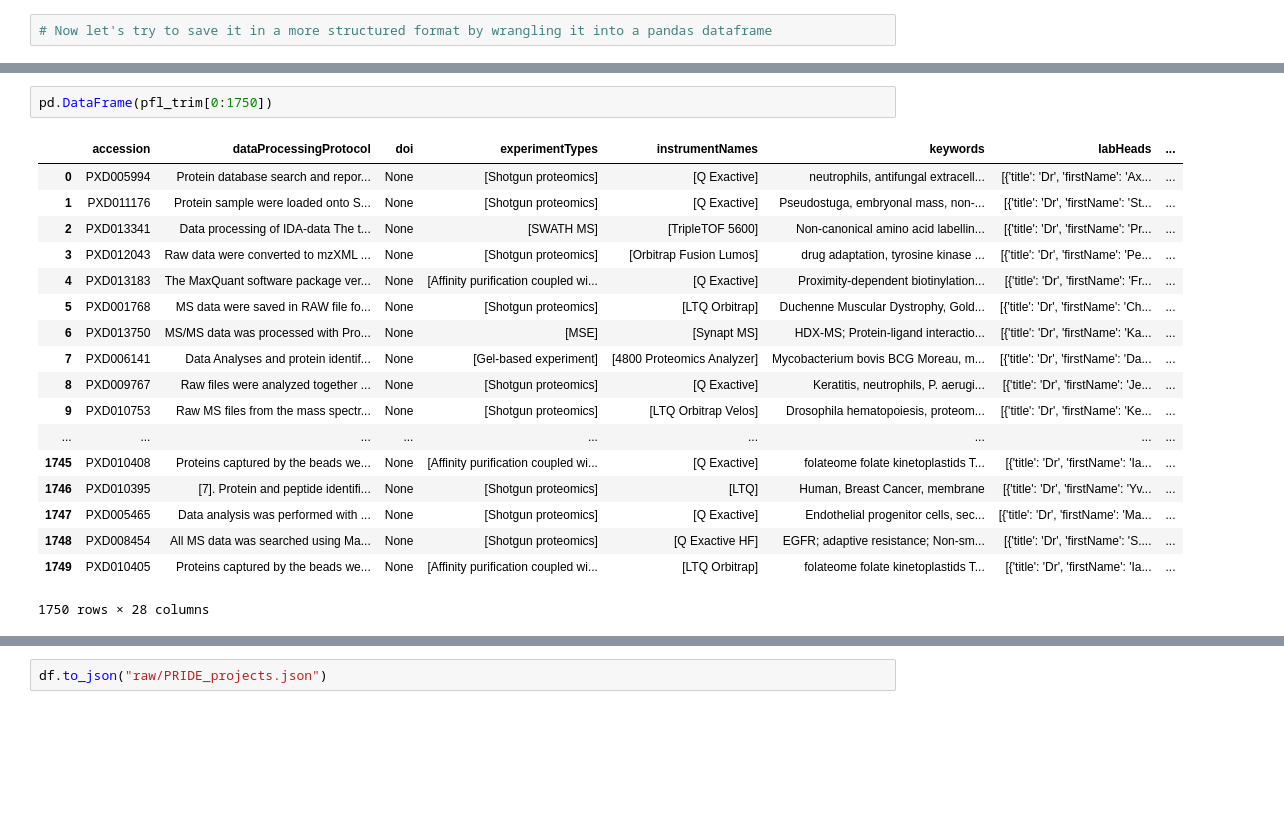
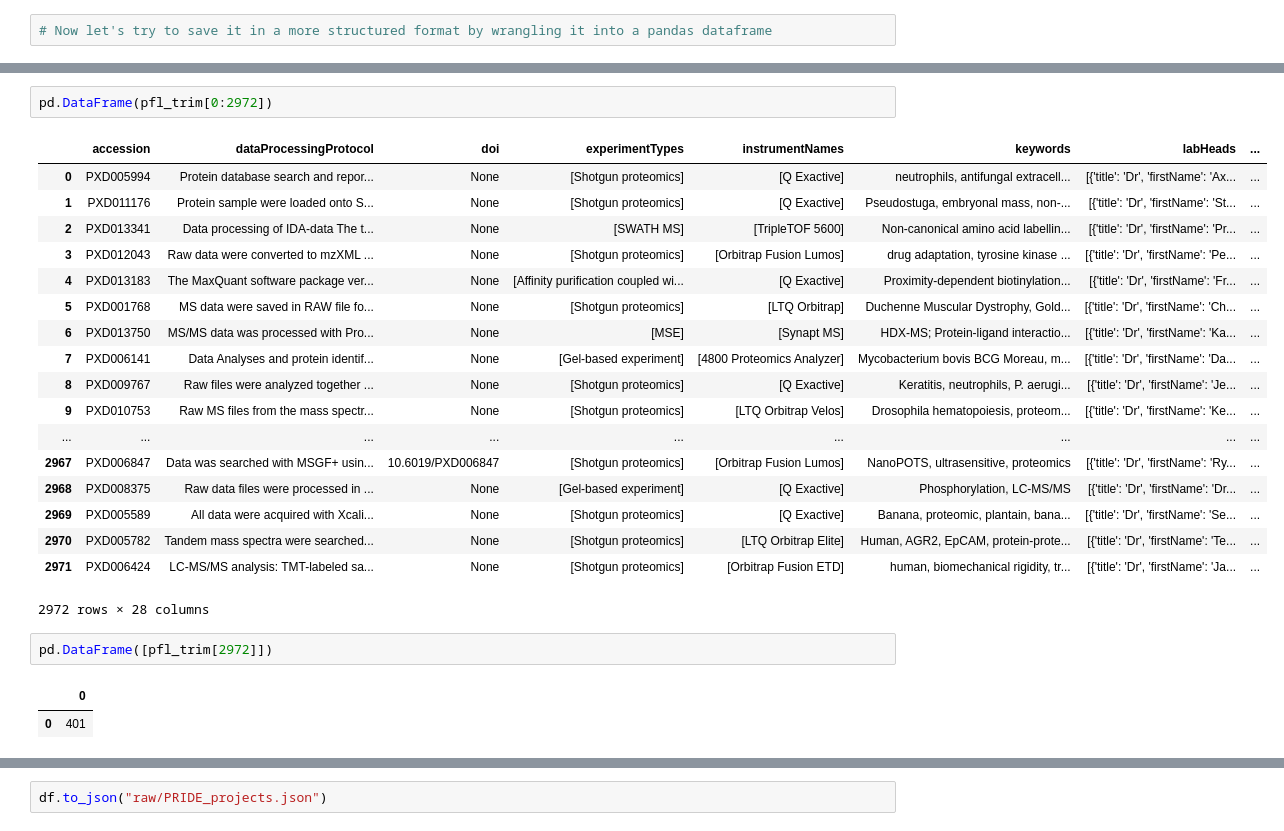
Before and after one commit to austinkeller/proteomics-nlp-exploration, a Jupyter notebook: notebook.ipynb, the cells around one changed output, grey strips where cells are left out. Saved outputs shown, nothing was run; the diff lists cells and outputs as text; blank space fills up the shorter version.

Commit message:
finish data cleaning for dataframe format and add NLP requirements

```diff
--- a/notebook.ipynb
+++ b/notebook.ipynb
@@ -153,23 +153,28 @@ pprint.pprint(pfl_trim[0])
  'numIdentifiedSpectra': 0,
  'references': []}
 # %%
-pd.DataFrame(pfl_trim[0:1750])
+pd.DataFrame(pfl_trim[0:2972])
 # %% [output]
 |  | accession | dataProcessingProtocol | doi | experimentTypes | instrumentNames | keywords | labHeads | ... |
 | 0 | PXD005994 | Protein database search and repor... | None | [Shotgun proteomics] | [Q Exactive] | neutrophils, antifungal extracell... | [{'title': 'Dr', 'firstName': 'Ax... | ... |
 | 1 | PXD011176 | Protein sample were loaded onto S... | None | [Shotgun proteomics] | [Q Exactive] | Pseudostuga, embryonal mass, non-... | [{'title': 'Dr', 'firstName': 'St... | ... |
 | 2 | PXD013341 | Data processing of IDA-data The t... | None | [SWATH MS] | [TripleTOF 5600] | Non-canonical amino acid labellin... | [{'title': 'Dr', 'firstName': 'Pr... | ... |
 | 3 | PXD012043 | Raw data were converted to mzXML ... | None | [Shotgun proteomics] | [Orbitrap Fusion Lumos] | drug adaptation, tyrosine kinase ... | [{'title': 'Dr', 'firstName': 'Pe... | ... |
 | 4 | PXD013183 | The MaxQuant software package ver... | None | [Affinity purification coupled wi... | [Q Exactive] | Proximity-dependent biotinylation... | [{'title': 'Dr', 'firstName': 'Fr... | ... |
 | 5 | PXD001768 | MS data were saved in RAW file fo... | None | [Shotgun proteomics] | [LTQ Orbitrap] | Duchenne Muscular Dystrophy, Gold... | [{'title': 'Dr', 'firstName': 'Ch... | ... |
 | 6 | PXD013750 | MS/MS data was processed with Pro... | None | [MSE] | [Synapt MS] | HDX-MS; Protein-ligand interactio... | [{'title': 'Dr', 'firstName': 'Ka... | ... |
 | 7 | PXD006141 | Data Analyses and protein identif... | None | [Gel-based experiment] | [4800 Proteomics Analyzer] | Mycobacterium bovis BCG Moreau, m... | [{'title': 'Dr', 'firstName': 'Da... | ... |
 | 8 | PXD009767 | Raw files were analyzed together ... | None | [Shotgun proteomics] | [Q Exactive] | Keratitis, neutrophils, P. aerugi... | [{'title': 'Dr', 'firstName': 'Je... | ... |
 | 9 | PXD010753 | Raw MS files from the mass spectr... | None | [Shotgun proteomics] | [LTQ Orbitrap Velos] | Drosophila hematopoiesis, proteom... | [{'title': 'Dr', 'firstName': 'Ke... | ... |
 | ... | ... | ... | ... | ... | ... | ... | ... | ... |
-| 1745 | PXD010408 | Proteins captured by the beads we... | None | [Affinity purification coupled wi... | [Q Exactive] | folateome folate kinetoplastids T... | [{'title': 'Dr', 'firstName': 'Ia... | ... |
-| 1746 | PXD010395 | [7]. Protein and peptide identifi... | None | [Shotgun proteomics] | [LTQ] | Human, Breast Cancer, membrane | [{'title': 'Dr', 'firstName': 'Yv... | ... |
-| 1747 | PXD005465 | Data analysis was performed with ... | None | [Shotgun proteomics] | [Q Exactive] | Endothelial progenitor cells, sec... | [{'title': 'Dr', 'firstName': 'Ma... | ... |
-| 1748 | PXD008454 | All MS data was searched using Ma... | None | [Shotgun proteomics] | [Q Exactive HF] | EGFR; adaptive resistance; Non-sm... | [{'title': 'Dr', 'firstName': 'S.... | ... |
-| 1749 | PXD010405 | Proteins captured by the beads we... | None | [Affinity purification coupled wi... | [LTQ Orbitrap] | folateome folate kinetoplastids T... | [{'title': 'Dr', 'firstName': 'Ia... | ... |
+| 2967 | PXD006847 | Data was searched with MSGF+ usin... | 10.6019/PXD006847 | [Shotgun proteomics] | [Orbitrap Fusion Lumos] | NanoPOTS, ultrasensitive, proteomics | [{'title': 'Dr', 'firstName': 'Ry... | ... |
+| 2968 | PXD008375 | Raw data files were processed in ... | None | [Gel-based experiment] | [Q Exactive] | Phosphorylation, LC-MS/MS | [{'title': 'Dr', 'firstName': 'Dr... | ... |
+| 2969 | PXD005589 | All data were acquired with Xcali... | None | [Shotgun proteomics] | [Q Exactive] | Banana, proteomic, plantain, bana... | [{'title': 'Dr', 'firstName': 'Se... | ... |
+| 2970 | PXD005782 | Tandem mass spectra were searched... | None | [Shotgun proteomics] | [LTQ Orbitrap Elite] | Human, AGR2, EpCAM, protein-prote... | [{'title': 'Dr', 'firstName': 'Te... | ... |
+| 2971 | PXD006424 | LC-MS/MS analysis: TMT-labeled sa... | None | [Shotgun proteomics] | [Orbitrap Fusion ETD] | human, biomechanical rigidity, tr... | [{'title': 'Dr', 'firstName': 'Ja... | ... |
-1750 rows × 28 columns
+2972 rows × 28 columns
+# %%
+pd.DataFrame([pfl_trim[2972]])
+# %% [output]
+|  | 0 |
+| 0 | 401 |
```
Also changed, not shown: parts of 6 cells of this notebook, 2 other files.
